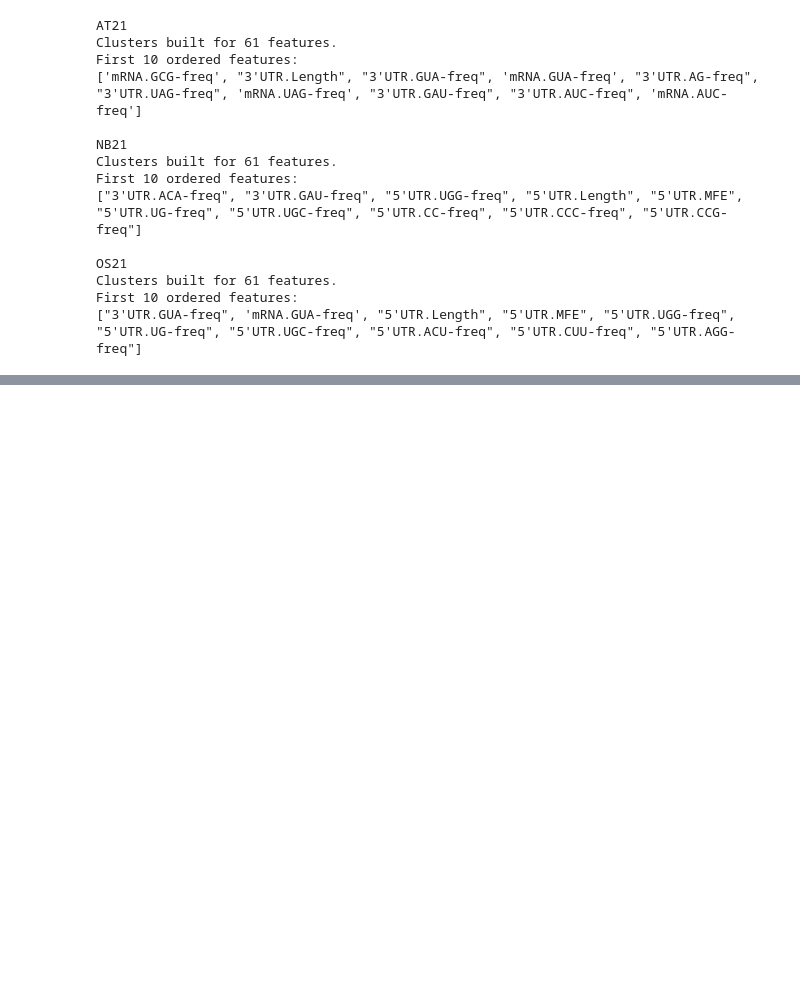
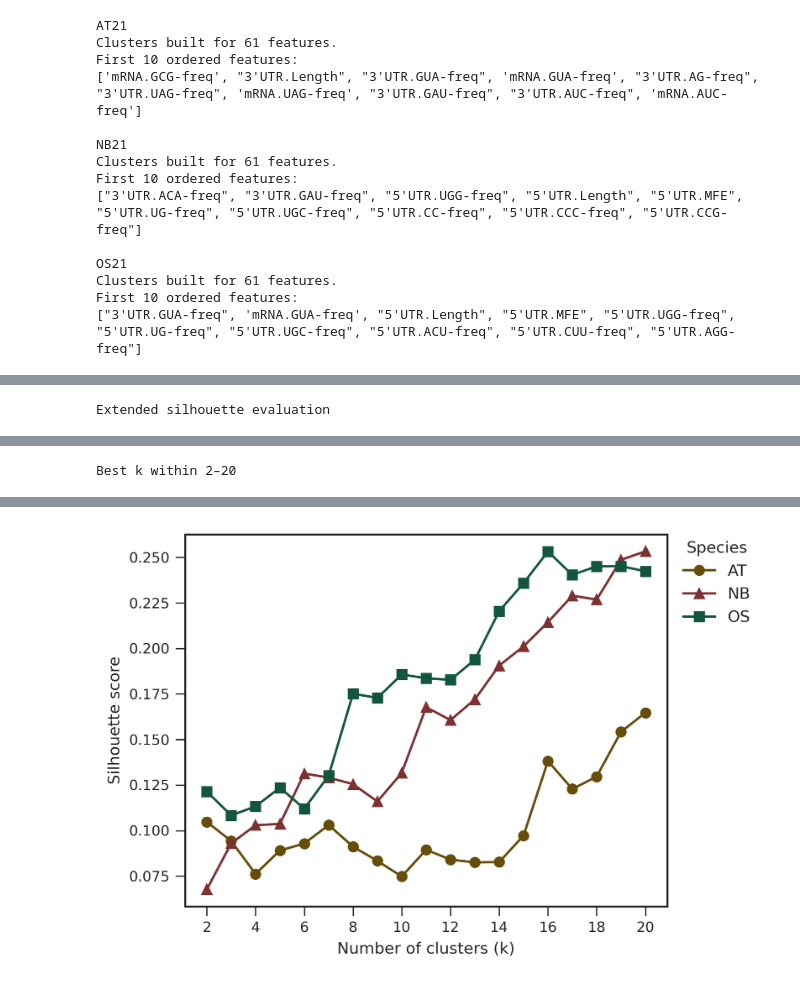
Before and after one commit to ih-11/regression, a Jupyter notebook: notebooks/analysis5_step1.ipynb, the cells around one changed output, grey strips where cells are left out. Cells and saved outputs as stored; diff of their text form; code cells hidden in the pictures; blank space fills up the shorter version.

```diff
--- a/notebooks/analysis5_step1.ipynb
+++ b/notebooks/analysis5_step1.ipynb
@@ -1310,0 +1504,77 @@ display(candidate_cluster_df.head(30))
+# %%
+# ============================================
+# Extended hierarchical cluster inspection
+# ============================================
+
+cluster_eval_rows = []
+
+for species_key in SPECIES:
+
+    species = SPECIES_INFO[species_key]["label"]
+    corr = correlation_dict[species_key].loc[candidate_features, candidate_features].copy()
+    linkage = cluster_dict[species_key]
+
+    distance = 1 - np.abs(corr)
+    np.fill_diagonal(distance.values, 0)
+
+    for k in range(2, 21):
+
+        labels = fcluster(linkage, t=k, criterion="maxclust")
+        n_clusters = len(np.unique(labels))
+
+        if n_clusters < 2 or n_clusters >= len(candidate_features):
+            continue
+
+        cluster_eval_rows.append({
+            "Species": species,
+            "k": k,
+            "n_clusters": n_clusters,
+            "Silhouette": silhouette_score(distance.values, labels, metric="precomputed"),
+        })
+
+cluster_evaluation_extended_df = pd.DataFrame(cluster_eval_rows)
+
+print("Extended silhouette evaluation")
+display(
+    cluster_evaluation_extended_df.pivot(
+        index="k",
+        columns="Species",
+        values="Silhouette",
+    )
+)
+
+print("\nBest k within 2–20")
+display(
+    cluster_evaluation_extended_df.loc[
+        cluster_evaluation_extended_df.groupby("Species")["Silhouette"].idxmax()
+    ][["Species", "k", "n_clusters", "Silhouette"]]
+    .sort_values("Species")
+    .reset_index(drop=True)
+)
+
+# --------------------------------------------
+# Silhouette curves
+# --------------------------------------------
+
+fig, ax = make_fig(w=6, h=4)
+
+for species_key in SPECIES:
+    species = SPECIES_INFO[species_key]["label"]
+    temp = cluster_evaluation_extended_df[cluster_evaluation_extended_df["Species"] == species]
+
+    ax.plot(
+        temp["k"],
+        temp["Silhouette"],
+        marker=SPECIES_INFO[species_key]["marker"],
+        color=SPECIES_INFO[species_key]["color"],
+        label=species,
+    )
+
+format_axis(ax, xlabel="Number of clusters (k)", ylabel="Silhouette score")
+ax.xaxis.set_major_locator(MaxNLocator(integer=True))
+outside_legend(ax, title="Species")
+
+plt.tight_layout()
+plt.show()
+# %% [output]
+Extended silhouette evaluation
@@ -1310,0 +1599 @@ display(candidate_cluster_df.head(30))
+Best k within 2–20
@@ -1310,0 +1604 @@ display(candidate_cluster_df.head(30))
+[figure, added]
```
Also changed, not shown: parts of 7 cells of this notebook.
